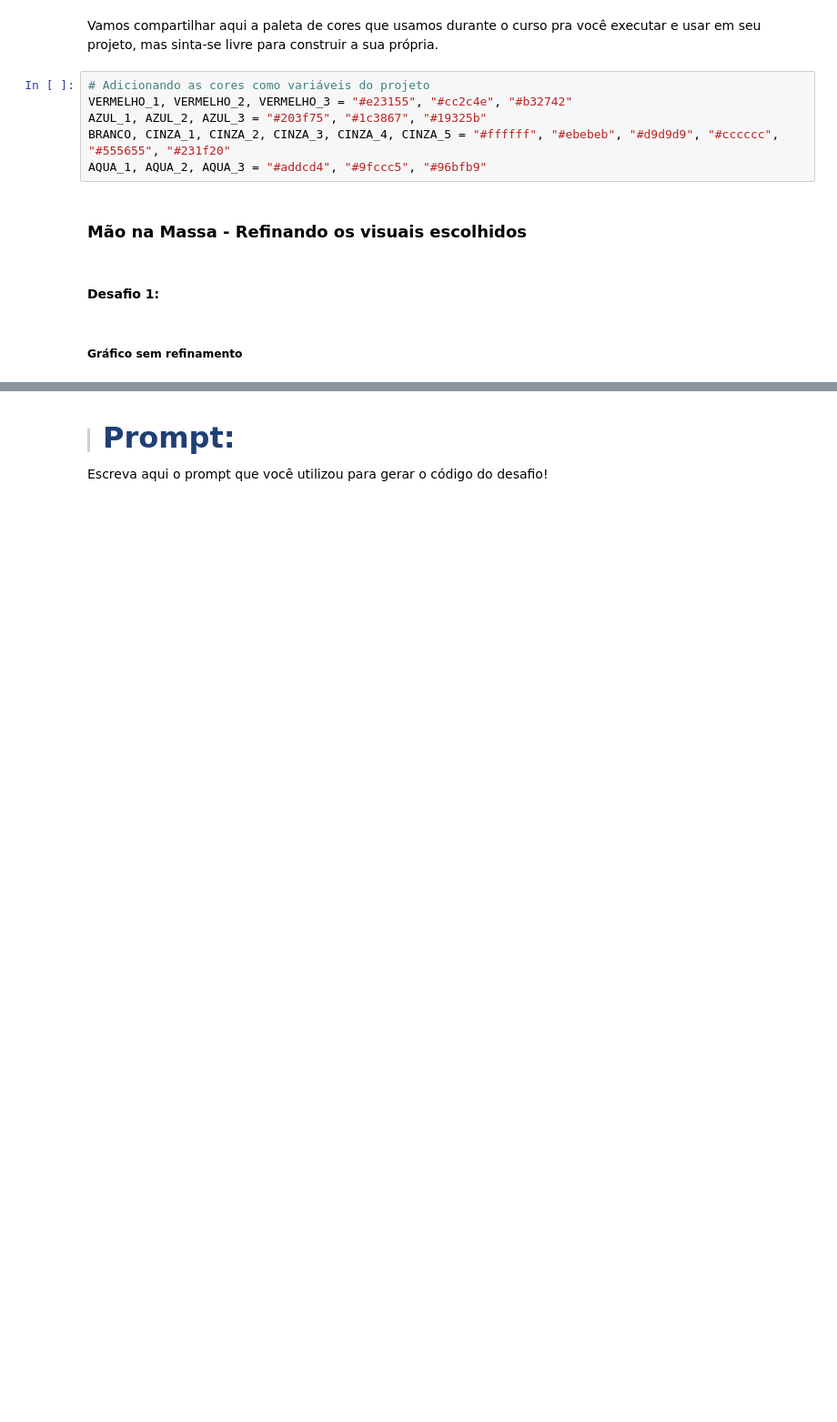
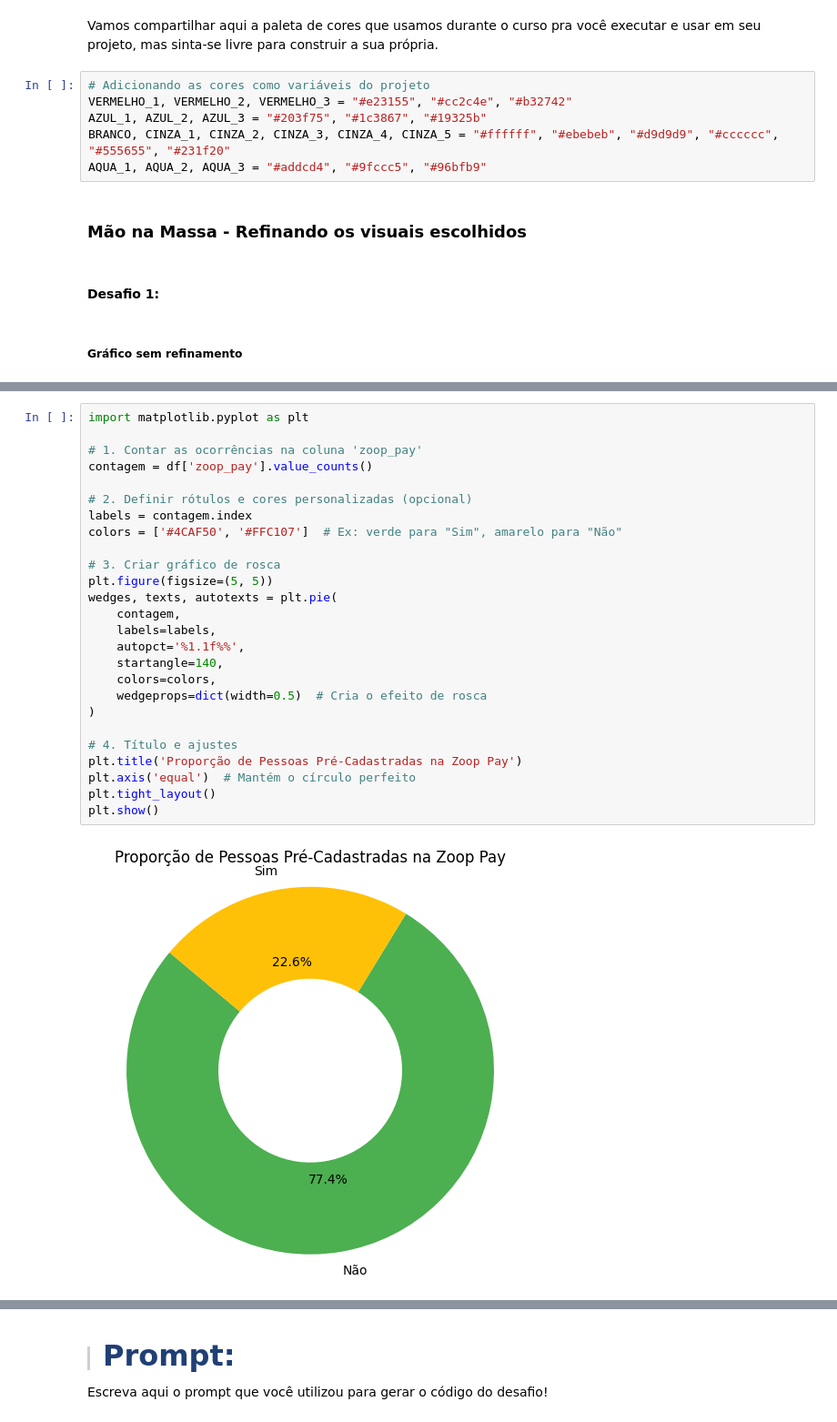
Before and after one commit to SergioCarmo-ro/Desafio_IA, a Jupyter notebook: Desafios.ipynb, the cells around one changed output, grey strips where cells are left out. Shown: that part at 91% size. Drawn from its saved outputs; the diff is of its cells as text; blank space fills up the shorter version.

```diff
--- a/Desafios.ipynb
+++ b/Desafios.ipynb
@@ -266,0 +321,28 @@ AQUA_1,	AQUA_2,	AQUA_3 = "#addcd4",	"#9fccc5", "#96bfb9"
+# %%
+import matplotlib.pyplot as plt
+
+# 1. Contar as ocorrências na coluna 'zoop_pay'
+contagem = df['zoop_pay'].value_counts()
+
+# 2. Definir rótulos e cores personalizadas (opcional)
+labels = contagem.index
+colors = ['#4CAF50', '#FFC107']  # Ex: verde para "Sim", amarelo para "Não"
+
+# 3. Criar gráfico de rosca
+plt.figure(figsize=(5, 5))
+wedges, texts, autotexts = plt.pie(
+    contagem,
+    labels=labels,
+    autopct='%1.1f%%',
+    startangle=140,
+    colors=colors,
+    wedgeprops=dict(width=0.5)  # Cria o efeito de rosca
+)
+
+# 4. Título e ajustes
+plt.title('Proporção de Pessoas Pré-Cadastradas na Zoop Pay')
+plt.axis('equal')  # Mantém o círculo perfeito
+plt.tight_layout()
+plt.show()
+# %% [output]
+[figure, added]
```
Also changed, not shown: parts of 13 cells of this notebook.
